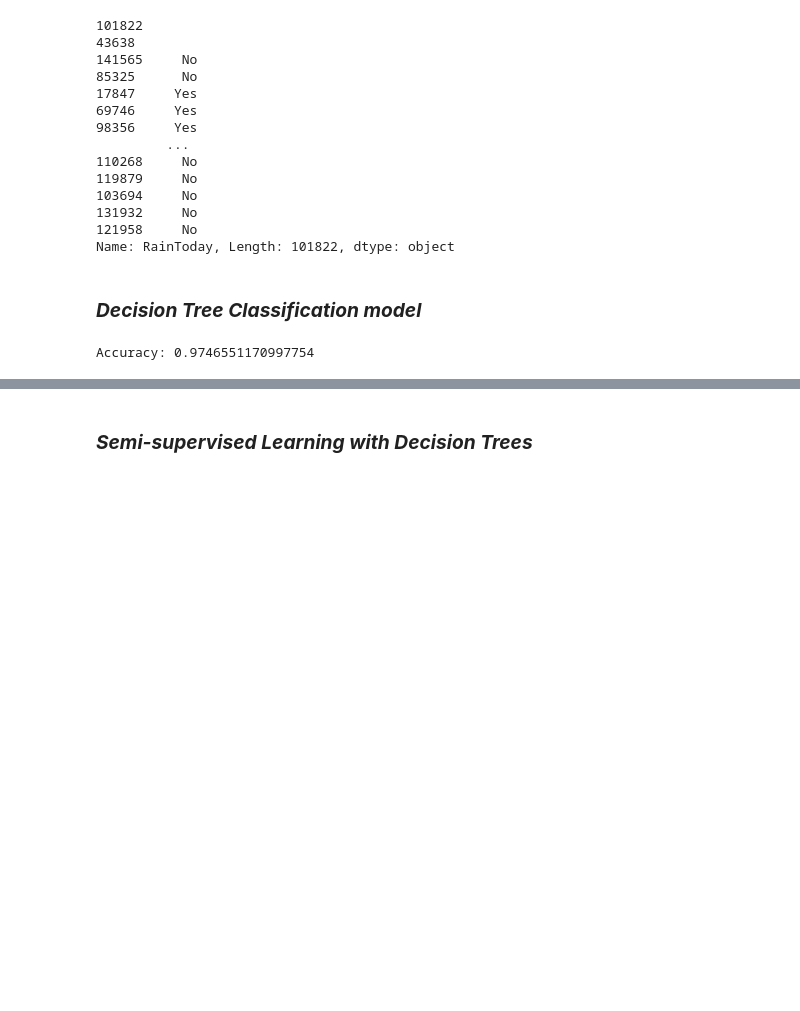
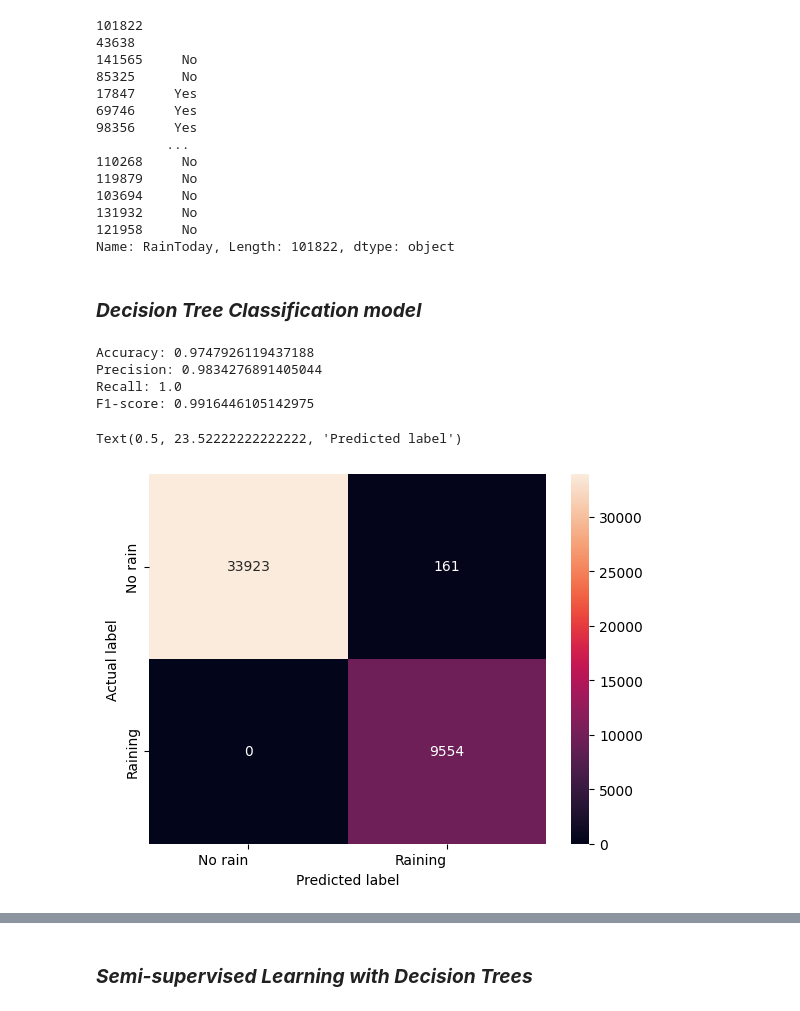
Before and after one commit to darshak-k/RainSenseAI-Project, a Jupyter notebook: Code/AI_project-final.ipynb, the cells around one changed output, grey strips where cells are left out. Drawn from its saved outputs; the diff is of its cells as text; code cells hidden in the pictures; blank space fills up the shorter version.

Commit message:
Added confusion matrix for all the models

```diff
--- a/Code/AI_project-final.ipynb
+++ b/Code/AI_project-final.ipynb
@@ -219,12 +217,55 @@ dt_classifier_with_parameters.fit(handled_train_data.iloc[:, :-1], handled_train
 y_pred = dt_classifier_with_parameters.predict(handled_test_data.iloc[:, :-1])
 # Creating predicted column to compare
 handled_test_data['RainToday_pred'] = y_pred
-# %%
-# Calculate accuracy
-accuracy = (handled_test_data['RainToday'] == handled_test_data['RainToday_pred']).mean()
-print("Accuracy:", accuracy)
-# %% [output]
-Accuracy: 0.9746551170997754
+# %%
+from sklearn.metrics import precision_score, recall_score, f1_score
+
+
+# Calculate accuracy
+accuracy = (handled_test_data['RainToday'] == handled_test_data['RainToday_pred']).mean()
+print("Accuracy:", accuracy)
+
+# Handle NaN values in categorical columns using most frequent strategy
+categorical_columns = ['RainToday']  # Specify the categorical column(s) here
+categorical_imputer = SimpleImputer(strategy='most_frequent', fill_value='No')
+handled_train_data['RainToday'] = categorical_imputer.fit_transform(handled_train_data['RainToday'].values.reshape(-1, 1)).flatten()
+handled_test_data['RainToday'] = categorical_imputer.transform(handled_test_data['RainToday'].values.reshape(-1, 1)).flatten()
+
+#label encoding
+label_encoder = LabelEncoder()
+handled_train_data['RainToday'] = label_encoder.fit_transform(handled_train_data['RainToday'])
+handled_test_data['RainToday'] = label_encoder.transform(handled_test_data['RainToday'])
+handled_test_data['RainToday_pred'] = label_encoder.transform(handled_test_data['RainToday_pred'])
+
+precision = precision_score(handled_test_data['RainToday'], handled_test_data['RainToday_pred'])
+
+# Calculate recall
+recall = recall_score(handled_test_data['RainToday'], handled_test_data['RainToday_pred'])
+
+# Calculate F1-score
+f1 = f1_score(handled_test_data['RainToday'], handled_test_data['RainToday_pred'])
+
+print("Precision:", precision)
+print("Recall:", recall)
+print("F1-score:", f1)
+# %% [output]
+Accuracy: 0.9747926119437188
+Precision: 0.9834276891405044
+Recall: 1.0
+F1-score: 0.9916446105142975
+# %%
+import seaborn as sns
+
+conf_mat = confusion_matrix(handled_test_data['RainToday'],  handled_test_data['RainToday_pred'])
+df_conf_mat = pd.DataFrame(conf_mat, index = classes, columns = classes)
+heat_map = sns.heatmap(df_conf_mat, annot = True, fmt = 'd')
+heat_map.yaxis.set_ticklabels(heat_map.yaxis.get_ticklabels(), ha = 'right')
+heat_map.xaxis.set_ticklabels(heat_map.xaxis.get_ticklabels(), ha = 'right')
+plt.ylabel('Actual label')
+plt.xlabel('Predicted label')
+# %% [output]
+Text(0.5, 23.52222222222222, 'Predicted label')
+[figure, added]
 # %%
 # Define a list of column names to select from the dataset
 lis = ['Cloud3pm', 'Cloud9am','Humidity9am', 'Humidity3pm','Sunshine','Evaporation','Rainfall','RainToday']
```
Also changed, not shown: parts of 10 cells of this notebook.
